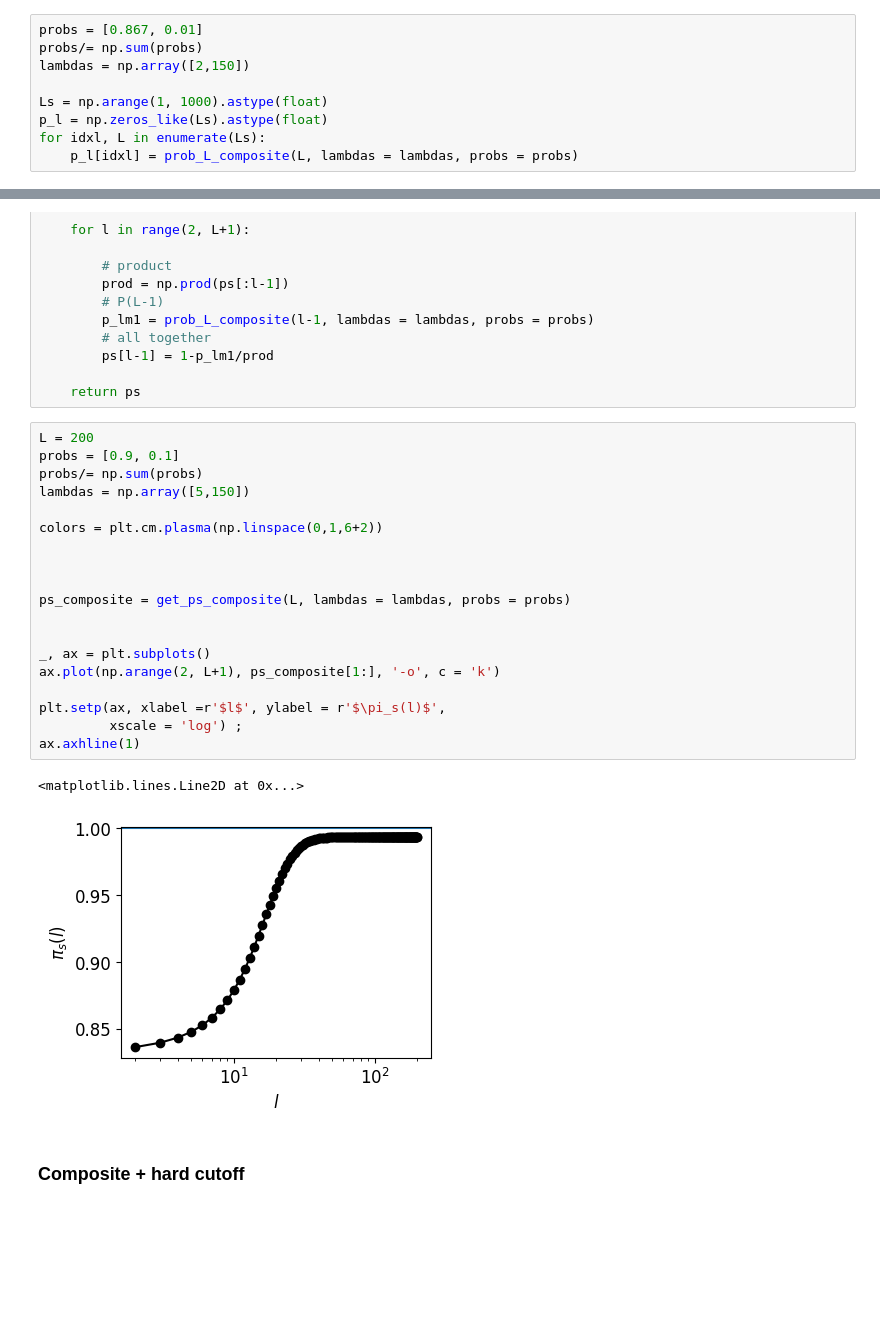
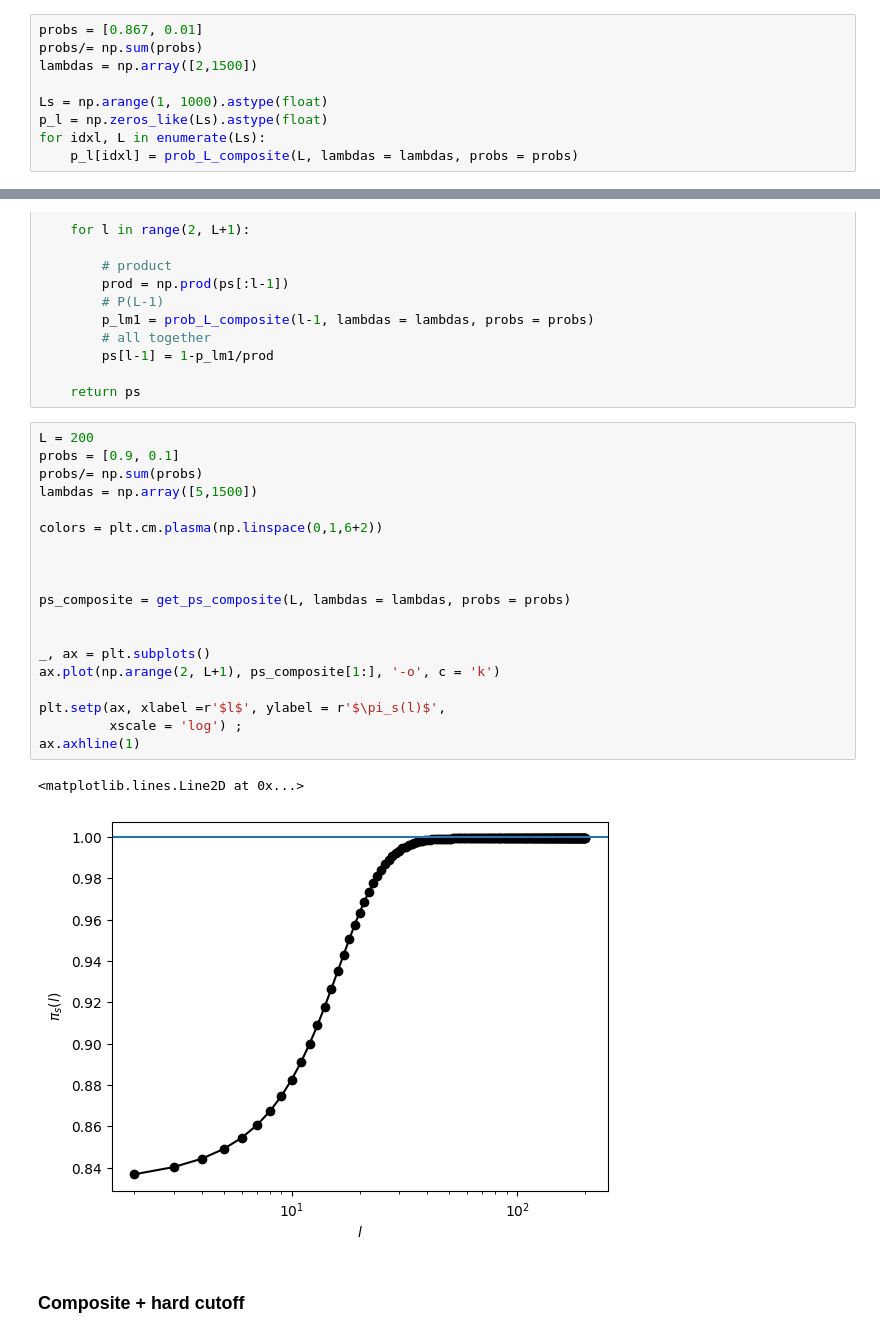
Before and after one commit to gorkamunoz/rl_opts, a Jupyter notebook: nbs/theoretical_policy.ipynb, the cells around one changed output, grey strips where cells are left out. Drawn from its saved outputs; the diff is of its cells as text; blank space fills up the shorter version.

```diff
--- a/nbs/theoretical_policy.ipynb
+++ b/nbs/theoretical_policy.ipynb
@@ -317,7 +317,7 @@ def discrete_composite_sample(lambdas = None, probs = None, num_modes = 2, L_max
 # %%
 probs = [0.867, 0.01]
 probs/= np.sum(probs)
-lambdas = np.array([2,150])
+lambdas = np.array([2,1500])
 
 Ls = np.arange(1, 1000).astype(float)
 p_l = np.zeros_like(Ls).astype(float)
@@ -349,25 +349,25 @@ def get_ps_composite(L, lambdas = None, probs = None, ps_0 = 1):
 # %%
 L = 200
 probs = [0.9, 0.1]
 probs/= np.sum(probs)
-lambdas = np.array([5,150])
+lambdas = np.array([5,1500])
 
 colors = plt.cm.plasma(np.linspace(0,1,6+2))
 
 
 
 ps_composite = get_ps_composite(L, lambdas = lambdas, probs = probs)
 
 
 _, ax = plt.subplots()
 ax.plot(np.arange(2, L+1), ps_composite[1:], '-o', c = 'k')
 
 plt.setp(ax, xlabel =r'$l$', ylabel = r'$\pi_s(l)$',
          xscale = 'log') ;
 ax.axhline(1)
 # %% [output]
 <matplotlib.lines.Line2D at 0x...>
-[figure, old version]
+[figure, new version]
 # %% [markdown]
 ### Composite + hard cutoff
 # %%
```
Also changed, not shown: parts of 1 cell of this notebook, 3 other files.
